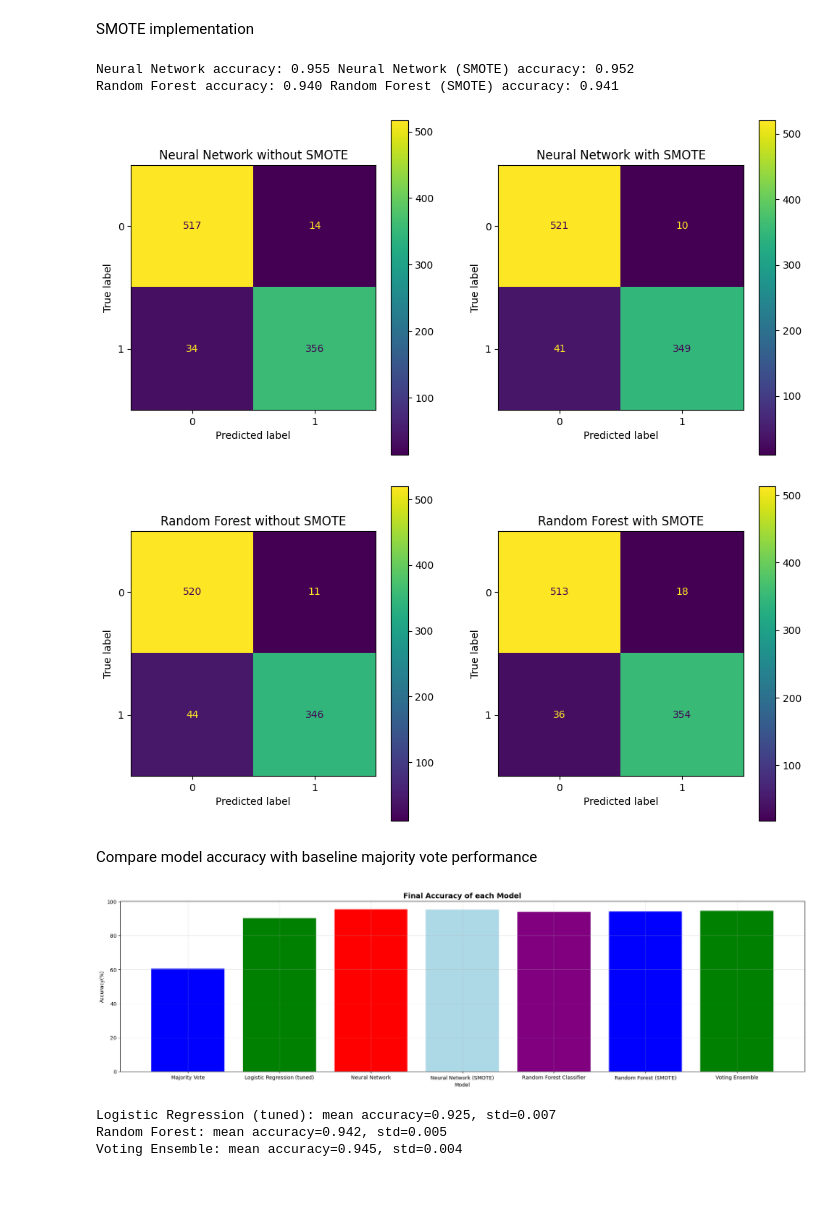
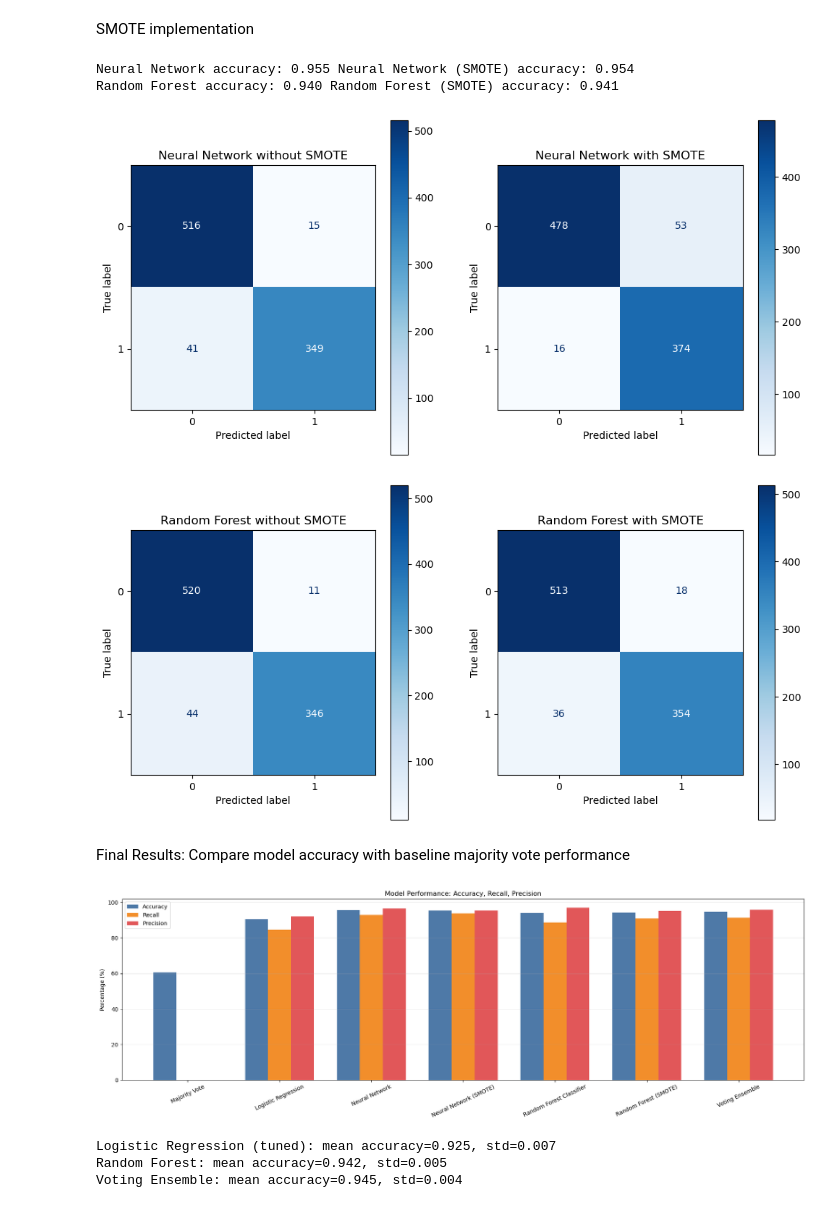
Before and after one commit to mayyan531/Spambase, a Jupyter notebook: spambase.ipynb, the cells around one changed output. Cells and saved outputs as stored; diff of their text form; code cells hidden in the pictures.

Commit message:
metrics

```diff
--- a/spambase.ipynb
+++ b/spambase.ipynb
@@ -399,6 +353,8 @@ bestrf_model = RandomForestClassifier(**clf.best_params_, random_state=random_se
 bestrf_model.fit(X_train, y_train)
 
 acc_rf = bestrf_model.score(X_test, y_test)
+precision_rf = precision_score(y_test, bestrf_model.predict(X_test))
+recall_rf = recall_score(y_test, bestrf_model.predict(X_test))
 print(f"Random Forest accuracy: {acc_rf:.3f}")
 # %% [output]
 Best Random Forest parameters: {'max_depth': 10, 'min_samples_leaf': 1, 'min_samples_split': 6, 'n_estimators': 202}
@@ -420,6 +376,9 @@ voting_clf = VotingClassifier(
 
 voting_clf.fit(X_train, y_train)
 acc_voting = voting_clf.score(X_test, y_test)
+precision_voting = precision_score(y_test, voting_clf.predict(X_test))
+recall_voting = recall_score(y_test, voting_clf.predict(X_test))
+
 print(f"Voting ensemble accuracy: {acc_voting:.3f}")
 # %% [output]
 Voting ensemble accuracy: 0.946
@@ -437,7 +396,7 @@ model_nn_smote = NeuralNetwork(n_features, best_dp)
 optimizer_nn_smote = optim.Adam(model_nn_smote.parameters(), LR_NN, weight_decay=best_wd)
 scheduler_nn_smote = optim.lr_scheduler.StepLR(optimizer_nn_smote, step_size=best_step, gamma=best_gamma)
 
-train_loss_nn_smote, test_loss_nn_smote, acc_nn_smote, epoch_nn_smote = train_neural_network(model_nn_smote, criterion_nn, optimizer_nn_smote, EPOCH_NN, scheduler_nn_smote)
+train_loss_nn_smote, test_loss_nn_smote, acc_nn_smote, recall_nn_smote, precision_nn_smote, epoch_nn_smote = train_neural_network(model_nn_smote, criterion_nn, optimizer_nn_smote, EPOCH_NN, scheduler_nn_smote, X_res_t, y_res_t, X_test_t, y_test_t)
 
 # random forest with resampled data
 bestrf_model_smote = RandomForestClassifier(**clf.best_params_, random_state=random_seed)
@@ -449,13 +408,13 @@ fig, axes = plt.subplots(1, 2, figsize=(12, 6))
 y_pred_nn = model_nn(X_test_t)
 cm_nn = confusion_matrix(y_test, (y_pred_nn >= 0.5).int())
 disp = ConfusionMatrixDisplay(confusion_matrix=cm_nn)
-disp.plot(ax=axes[0])
+disp.plot(ax=axes[0], cmap=plt.cm.Blues)
 axes[0].set_title("Neural Network without SMOTE")
 
 y_pred_nn_smote = model_nn_smote(X_test_t)
 cm_nn_smote = confusion_matrix(y_test, (y_pred_nn_smote >= 0.5).int())
 disp = ConfusionMatrixDisplay(confusion_matrix=cm_nn_smote)
-disp.plot(ax=axes[1])
+disp.plot(ax=axes[1], cmap=plt.cm.Blues)
 axes[1].set_title("Neural Network with SMOTE")
 
 # random forest with resampled data
@@ -464,42 +423,59 @@ fig1, axes = plt.subplots(1, 2, figsize=(12, 6))
 y_pred_rf = bestrf_model.predict(X_test)
 cm_rf = confusion_matrix(y_test, y_pred_rf)
 disp = ConfusionMatrixDisplay(confusion_matrix=cm_rf)
-disp.plot(ax=axes[0])
+disp.plot(ax=axes[0], cmap=plt.cm.Blues)
 axes[0].set_title("Random Forest without SMOTE")
 
 y_pred_rf_smote = bestrf_model_smote.predict(X_test)
 cm_rf_smote = confusion_matrix(y_test, y_pred_rf_smote)
 disp = ConfusionMatrixDisplay(confusion_matrix=cm_rf_smote)
-disp.plot(ax=axes[1])
+disp.plot(ax=axes[1], cmap=plt.cm.Blues)
 axes[1].set_title("Random Forest with SMOTE")
 
 # accuracies
 acc_nn_smote = acc_nn_smote[-1]
 print(f"Neural Network accuracy: {acc_nn[-1]:.3f} Neural Network (SMOTE) accuracy: {acc_nn_smote:.3f}")
 acc_rf_smote = bestrf_model_smote.score(X_test, y_test)
+precision_rf_smote = precision_score(y_test, bestrf_model_smote.predict(X_test))
+recall_rf_smote = recall_score(y_test, bestrf_model_smote.predict(X_test))
 print(f"Random Forest accuracy: {acc_rf:.3f} Random Forest (SMOTE) accuracy: {acc_rf_smote:.3f}")
 # undersampling majority?
 # %% [output]
-Neural Network accuracy: 0.955 Neural Network (SMOTE) accuracy: 0.952
+Neural Network accuracy: 0.955 Neural Network (SMOTE) accuracy: 0.954
 Random Forest accuracy: 0.940 Random Forest (SMOTE) accuracy: 0.941
-[figure, old version]
+[figure, new version]
-[figure, old version]
+[figure, new version]
 # %% [markdown]
-Compare model accuracy with baseline majority vote performance
+Final Results: Compare model accuracy with baseline majority vote performance
 # %%
-models = ['Majority Vote', 'Logistic Regression (tuned)', 'Neural Network', 'Neural Network (SMOTE)', 'Random Forest Classifier', 'Random Forest (SMOTE)', 'Voting Ensemble']
+models = ['Majority Vote', 'Logistic Regression', 'Neural Network', 'Neural Network (SMOTE)',
+          'Random Forest Classifier', 'Random Forest (SMOTE)', 'Voting Ensemble']
+
 accuracy = [baseline_accuracy*100, acc_lr[-1]*100, acc_nn[-1]*100, acc_nn_smote*100, acc_rf*100, acc_rf_smote*100, acc_voting*100]
+recall = [0, recall_lr[-1]*100, recall_nn[-1]*100, recall_nn_smote[-1]*100, recall_rf*100, recall_rf_smote*100, recall_voting*100]
+precision = [0, precision_lr[-1]*100, precision_nn[-1]*100, precision_nn_smote[-1]*100, precision_rf*100, precision_rf_smote*100, precision_voting*100]
 
-plt.figure(figsize=(24, 6))
-plt.bar(models, accuracy, color = ['blue', 'green', 'red', 'lightblue', 'purple'])
-plt.title('Final Accuracy of each Model', fontsize=14, fontweight='bold')
-plt.xlabel('Model')
-plt.ylabel('Accuracy(%)')
-plt.grid(True, alpha=0.3)
+x = np.arange(len(models))  # the label locations
+width = 0.25                # width of each bar
 
+plt.figure(figsize=(18, 6))
+
+# Plot each metric as a separate bar
+plt.bar(x - width, accuracy, width, label='Accuracy', color='#4E79A7')
+plt.bar(x, recall, width, label='Recall', color='#F28E2B')
+plt.bar(x + width, precision, width, label='Precision', color='#E15759')
+
+# Labels and title
+plt.xticks(x, models, rotation=25)
+plt.ylabel('Percentage (%)')
+plt.title('Model Performance: Accuracy, Recall, Precision')
+plt.grid(True, axis='y', alpha=0.3)
+plt.legend()
+
+plt.tight_layout()
 plt.show()
 # %% [output]
-[figure, old version]
+[figure, new version]
 # %%
 # stratified 5-fold splits
 skf = StratifiedKFold(n_splits=5, shuffle=True, random_state=random_seed)
```
Also changed, not shown: parts of 6 cells of this notebook.
